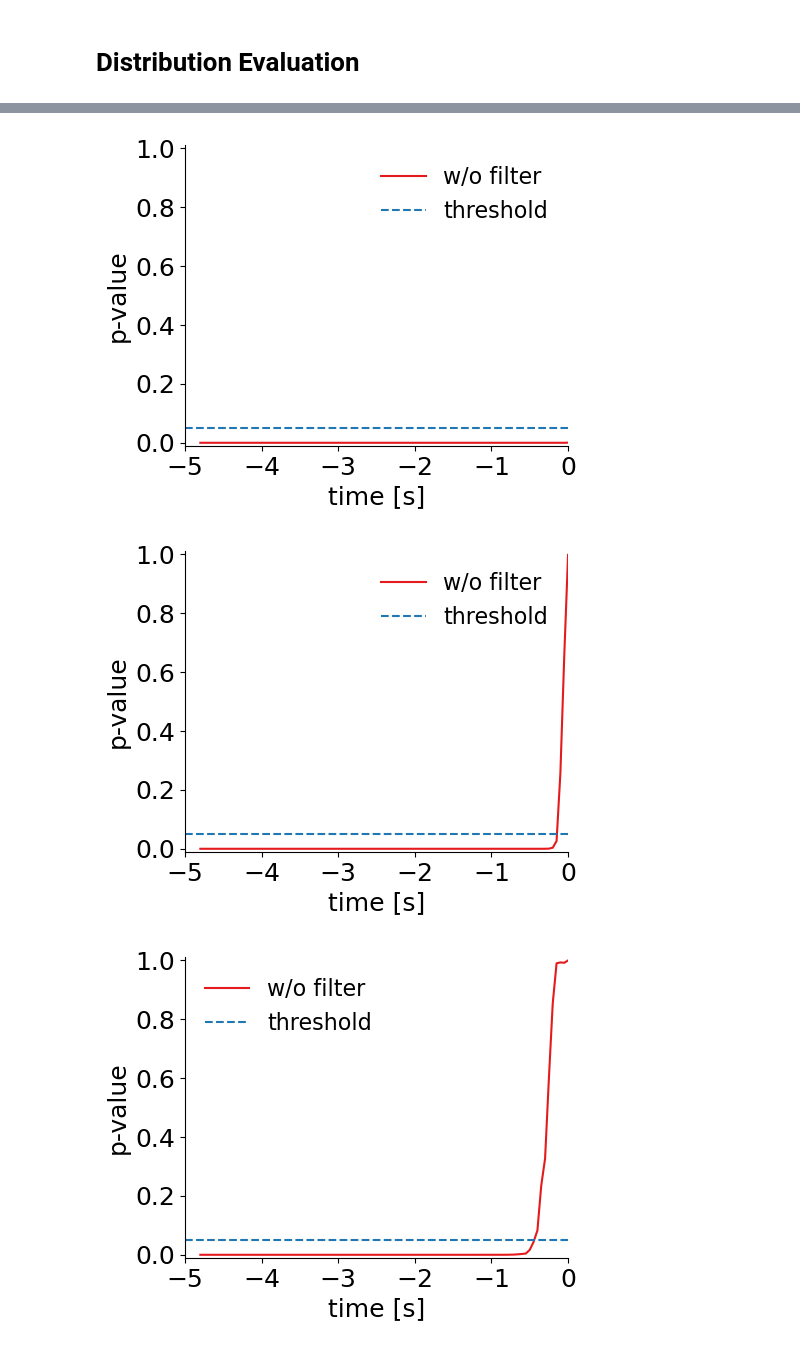
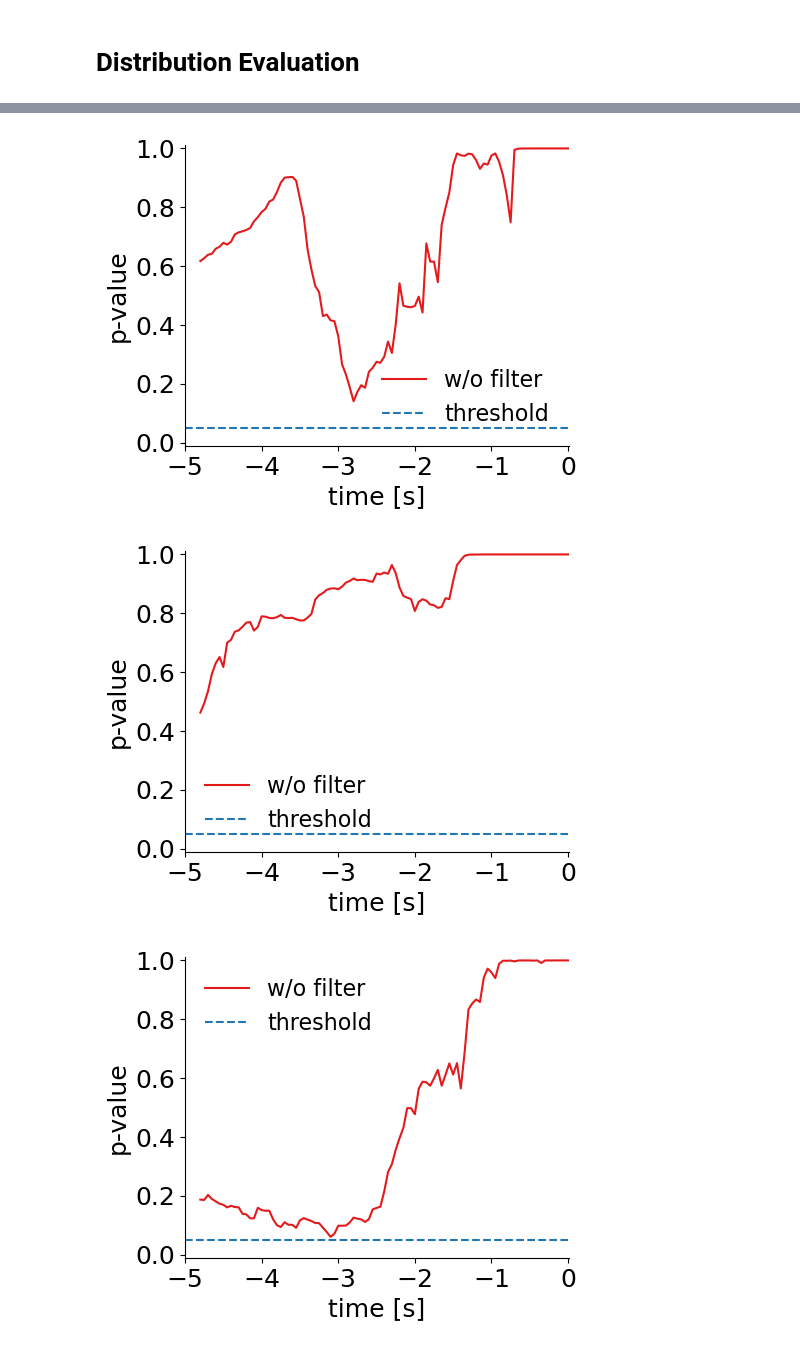
Before and after one commit to ShawnZhaoMX/RearEndCrashGeneration, a Jupyter notebook: Evaluation.ipynb, the cells around one changed output, grey strips where cells are left out. Cells and saved outputs as stored; diff of their text form; code cells hidden in the pictures.

```diff
--- a/Evaluation.ipynb
+++ b/Evaluation.ipynb
@@ -15,7 +15,7 @@ from utils_evaluation import weighted_ks_2samp
 # Replace 'your_file.csv' with the actual path to your CSV file
 path_raw = 'Synthetic_crash_scenarios.csv'
 # path_raw = '/content/drive/MyDrive/Colab Notebooks/Thesis Crash Generation/New dataset/Synthetic_crash_scenarios.csv'
-path_gen = 'Synthetic_Crash_02.csv'
+path_gen = 'Synthetic_Crash_50.csv'
 
 # Read the CSV file into a DataFrame
 df_raw = pd.read_csv(path_raw)
@@ -23,7 +23,7 @@ df_gen = pd.read_csv(path_gen)
 # %%
 ## read the ID of train, val, test dataset
 import pickle
-with open('.\\utils_data\\Idx_02_split.pkl', 'rb') as f:
+with open('.\\utils_data\\Idx_50_split.pkl', 'rb') as f:
     list_train_val_test = pickle.load(f)
 list_train_val_test = list_train_val_test[0]
 
@@ -179,37 +180,37 @@ for para in ["v_l","v_f","d"]:
     P_value = []
     for t in range(-1,-98,-1):
 
         _, p_value = weighted_ks_2samp(
             Para_gen_eva[:,t],Para_raw_eva[:,t],
             Weight_gen_eva,Weight_raw_eva
         )
         P_value.append(p_value)
     P_value = np.array(P_value)
 
     ## Plotting
     df_plot = create_df_for_lineplot(
         [P_value],
         ['w/o filter']
     )
 
     plt.figure(figsize=(5,4))
     sns_ks(data = df_plot,
            # legend_off = True,
            xlabel="time [s]",
            ylabel="p-value",
-           xlim=[-5,0],
+           xlim=[-5,0.01],
            ylim=[-0.01,1.01],
            # labels = {'w/o filter':'w/o filter'},
            xaxis_off=True,
            yaxis_off=True,
            # xticks_off=True,
            # yticks_off=True,
     )
     plt.show()
 # %% [output]
-[figure, old version]
+[figure, new version]
-[figure, old version]
+[figure, new version]
-[figure, old version]
+[figure, new version]
 # %%
 V_l_gen_test = extract_data_from_dfgen(df_gen,ID_test,para = 'v_l')
 Weight_gen_test = extract_data_from_dfgen(df_gen,ID_test,para = 'weight')
```
Also changed, not shown: parts of 5 cells of this notebook, 1 other file.
